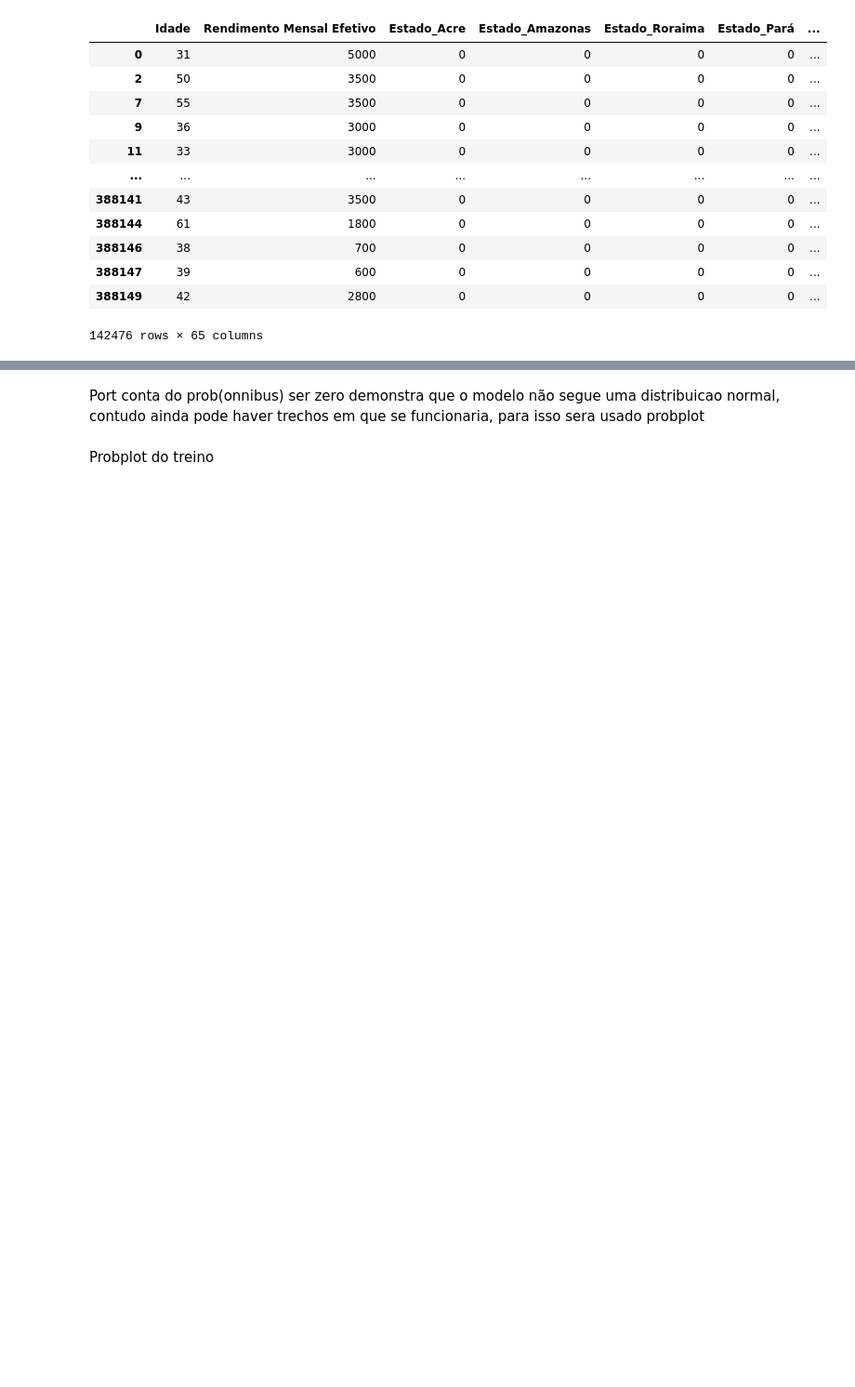
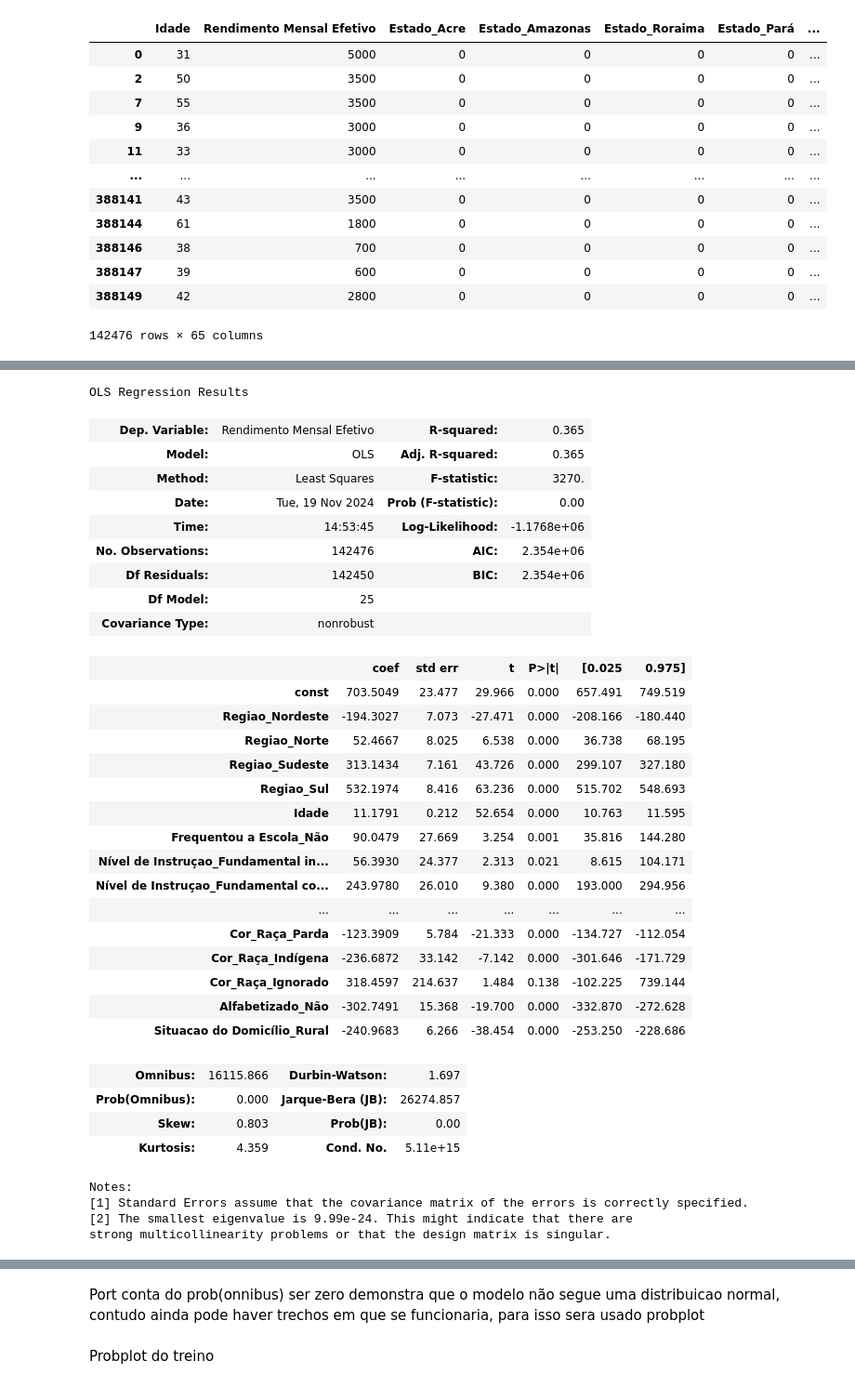
Before and after one commit to Dnimf/cdadosp3, a Jupyter notebook: Projeto_3 (2).ipynb, the cells around one changed output, grey strips where cells are left out. Shown at 93% size. Cells and saved outputs as stored; diff of their text form; code cells hidden in the pictures; blank space fills up the shorter version.

```diff
--- a/Projeto_3 (2).ipynb
+++ b/Projeto_3 (2).ipynb
@@ -600,0 +642,56 @@ strong multicollinearity problems or that the design matrix is singular.
+# %%
+# Removido = Raça Amarela
+
+X = dados_colunas_treino[['Regiao_Nordeste','Regiao_Norte','Regiao_Sudeste','Regiao_Sul','Idade','Frequentou a Escola_Não',
+       'Nível de Instruçao_Fundamental incompleto ou equivalente',
+       'Nível de Instruçao_Fundamental completo ou equivalente',
+       'Nível de Instruçao_Médio incompleto ou equivalente',
+       'Nível de Instruçao_Médio completo ou equivalente',
+       'Nível de Instruçao_Superior incompleto ou equivalente',
+       'Nível de Instruçao_Superior completo',
+        'Tipo de Ocupacao_Militar ou segurança pública',
+       'Tipo de Ocupacao_Empregado setor privado',
+       'Tipo de Ocupacao_Empregado setor público',
+       'Tipo de Ocupacao_Conta própria', 'Tipo de Ocupacao_Empregador',
+       'Faixa de horas trabalhadas_15 a 39 horas',
+       'Faixa de horas trabalhadas_40 a 44 horas',
+        'Sexo_Mulher', 'Cor_Raça_Preta', 'Cor_Raça_Parda',
+       'Cor_Raça_Indígena', 'Cor_Raça_Ignorado', 'Alfabetizado_Não','Situacao do Domicílio_Rural']]
+Y = dados_colunas_treino['Rendimento Mensal Efetivo']
+results = regress(Y, X)
+results.summary()
+# %% [output]
+OLS Regression Results
+| Dep. Variable: | Rendimento Mensal Efetivo | R-squared: | 0.365 |
+| Model: | OLS | Adj. R-squared: | 0.365 |
+| Method: | Least Squares | F-statistic: | 3270. |
+| Date: | Tue, 19 Nov 2024 | Prob (F-statistic): | 0.00 |
+| Time: | 14:53:45 | Log-Likelihood: | -1.1768e+06 |
+| No. Observations: | 142476 | AIC: | 2.354e+06 |
+| Df Residuals: | 142450 | BIC: | 2.354e+06 |
+| Df Model: | 25 |  |  |
+| Covariance Type: | nonrobust |  |  |
+|  | coef | std err | t | P>|t| | [0.025 | 0.975] |
+| const | 703.5049 | 23.477 | 29.966 | 0.000 | 657.491 | 749.519 |
+| Regiao_Nordeste | -194.3027 | 7.073 | -27.471 | 0.000 | -208.166 | -180.440 |
+| Regiao_Norte | 52.4667 | 8.025 | 6.538 | 0.000 | 36.738 | 68.195 |
+| Regiao_Sudeste | 313.1434 | 7.161 | 43.726 | 0.000 | 299.107 | 327.180 |
+| Regiao_Sul | 532.1974 | 8.416 | 63.236 | 0.000 | 515.702 | 548.693 |
+| Idade | 11.1791 | 0.212 | 52.654 | 0.000 | 10.763 | 11.595 |
+| Frequentou a Escola_Não | 90.0479 | 27.669 | 3.254 | 0.001 | 35.816 | 144.280 |
+| Nível de Instruçao_Fundamental in... | 56.3930 | 24.377 | 2.313 | 0.021 | 8.615 | 104.171 |
+| Nível de Instruçao_Fundamental co... | 243.9780 | 26.010 | 9.380 | 0.000 | 193.000 | 294.956 |
+| ... | ... | ... | ... | ... | ... | ... |
+| Cor_Raça_Parda | -123.3909 | 5.784 | -21.333 | 0.000 | -134.727 | -112.054 |
+| Cor_Raça_Indígena | -236.6872 | 33.142 | -7.142 | 0.000 | -301.646 | -171.729 |
+| Cor_Raça_Ignorado | 318.4597 | 214.637 | 1.484 | 0.138 | -102.225 | 739.144 |
+| Alfabetizado_Não | -302.7491 | 15.368 | -19.700 | 0.000 | -332.870 | -272.628 |
+| Situacao do Domicílio_Rural | -240.9683 | 6.266 | -38.454 | 0.000 | -253.250 | -228.686 |
+| Omnibus: | 16115.866 | Durbin-Watson: | 1.697 |
+| Prob(Omnibus): | 0.000 | Jarque-Bera (JB): | 26274.857 |
+| Skew: | 0.803 | Prob(JB): | 0.00 |
+| Kurtosis: | 4.359 | Cond. No. | 5.11e+15 |
+Notes:
+[1] Standard Errors assume that the covariance matrix of the errors is correctly specified.
+[2] The smallest eigenvalue is 9.99e-24. This might indicate that there are
+strong multicollinearity problems or that the design matrix is singular.
```
Also changed, not shown: parts of 18 cells of this notebook.
